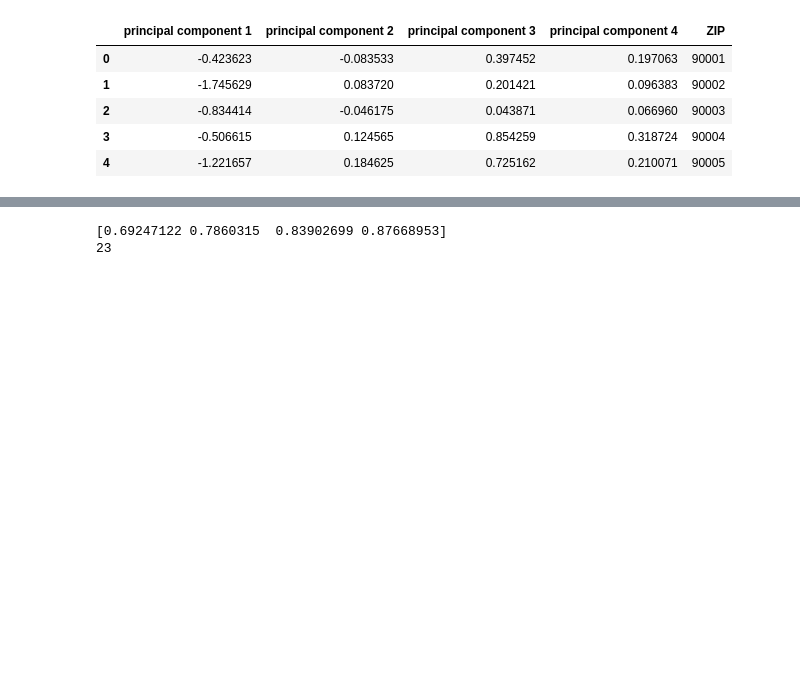
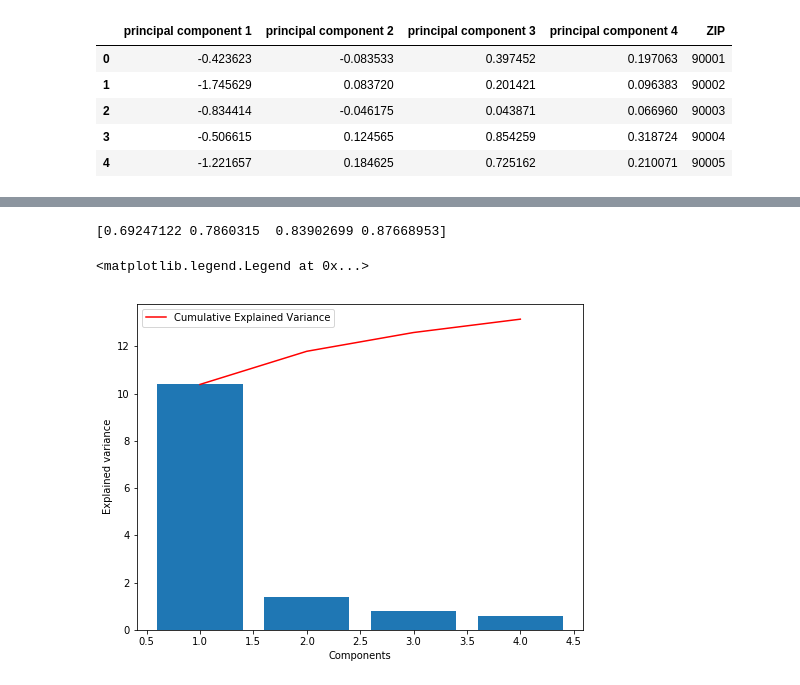
Before and after one commit to abaum1/mobilitymotifs, a Jupyter notebook: Dimensionality Reduction with PCA.ipynb, the cells around one changed output, grey strips where cells are left out. Drawn from its saved outputs; the diff is of its cells as text; code cells hidden in the pictures; blank space fills up the shorter version.

```diff
--- a/Dimensionality Reduction with PCA.ipynb
+++ b/Dimensionality Reduction with PCA.ipynb
@@ -94,5 +91,5 @@ plt.show()
 # %%
-explained = pca.explained_variance_ratio_
+explained = pca_model.explained_variance_ratio_
 explained_sum = np.cumsum(explained)
 # eigenvector = np.array(range(1,24))
 
@@ -100,4 +97,16 @@ print(explained_sum)
 # print(len(eigenvector))
 # %% [output]
 [0.69247122 0.7860315  0.83902699 0.87668953]
-23
+# %%
+plt.figure(figsize=(8,6))
+plt.bar(range(1,len(pca_model.explained_variance_ )+1),pca_model.explained_variance_ )
+plt.ylabel('Explained variance')
+plt.xlabel('Components')
+plt.plot(range(1,len(pca_model.explained_variance_ )+1),
+         np.cumsum(pca_model.explained_variance_),
+         c='red',
+         label="Cumulative Explained Variance")
+plt.legend(loc='upper left')
+# %% [output]
+<matplotlib.legend.Legend at 0x...>
+[figure, added]
```
Also changed, not shown: parts of 11 cells of this notebook.
